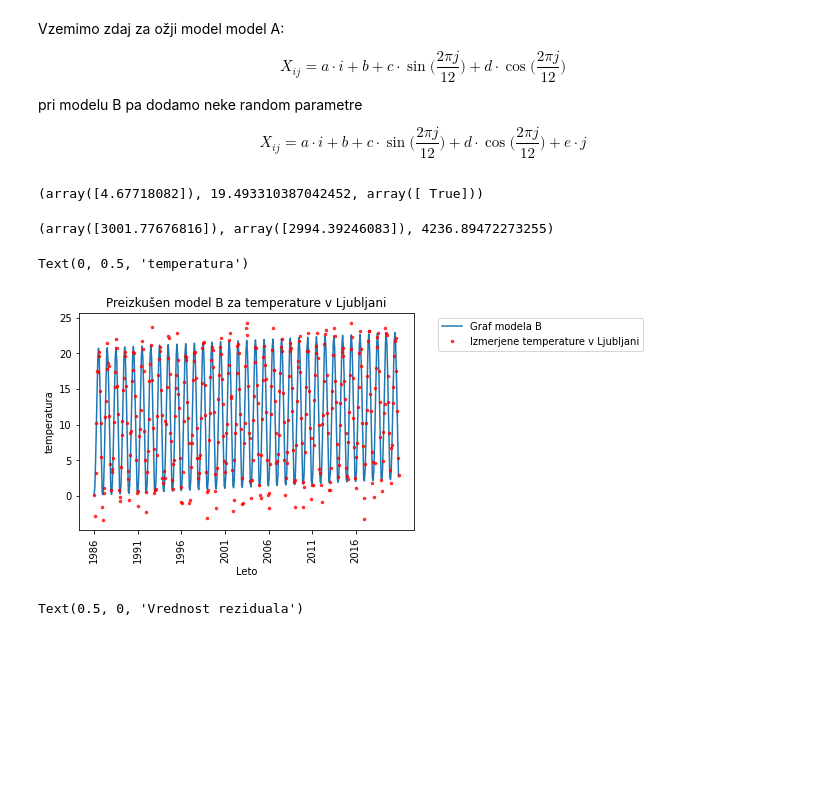
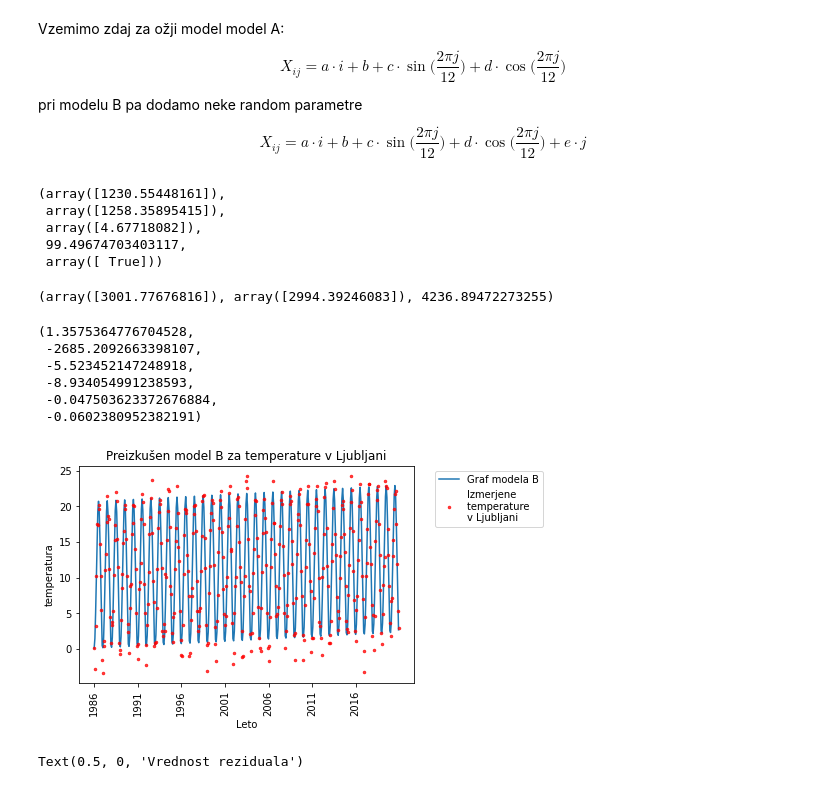
Before and after one commit to DejanPeric058/Seminarska-naloga-pri-Statistiki, a Jupyter notebook: 3. naloga.ipynb, the cells around one changed output. Drawn from its saved outputs; the diff is of its cells as text; code cells hidden in the pictures; blank space fills up the shorter version.

```diff
--- a/3. naloga.ipynb
+++ b/3. naloga.ipynb
@@ -305,7 +309,7 @@ M_1 = np.array([
 ])
 p = 6
 q = 4
-alpha = 0.05
+alpha = 0.01
 n = len(M[0])
 resultV = LA.lstsq(M_1.T, temperature, rcond=None)
 resultW = LA.lstsq(M.T, temperature, rcond=None)
@@ -313,9 +317,13 @@ RSS_V = resultV[1]
 RSS_W = resultW[1]
 F = (RSS_W - RSS_V)*(n-p)/((p-q)*RSS_V)
 f = staty.f.isf(alpha, n-p, p-q)
-F, f, F < f
+RSS_V, RSS_W, F, f, F < f
 # %% [output]
-(array([4.67718082]), 19.493310387042452, array([ True]))
+(array([1230.55448161]),
+ array([1258.35895415]),
+ array([4.67718082]),
+ 99.49674703403117,
+ array([ True]))
 # %%
 aic_A = 4 + L*np.log(RSS_W)
 aic_B = 6 + L*np.log(RSS_V)
@@ -325,18 +333,24 @@ aic_A, aic_B, aic_L
 # %%
 a, b, c, d, e, f = resultV[0]
 model_B = [a*leta[l] + b + c*sin_meseci[l] + d*cos_meseci[l] + e*sez[l] + f*sez2[l] for l in range(L)]
 plt.plot(np.arange(420), model_B, label='Graf modela B')
-plt.plot(np.arange(420), temperature, 'ro', markersize=2.5, alpha=0.75, label='Izmerjene temperature v Ljubljani')
-plt.legend(loc='upper right', bbox_to_anchor=(1.7, 1.0))
+plt.plot(np.arange(420), temperature, 'ro', markersize=2.5, alpha=0.75, label='Izmerjene \ntemperature \nv Ljubljani')
+plt.legend(loc='upper right', bbox_to_anchor=(1.4, 1.0))
 years = list(set(leta))
 years5 = [years[i] for i in range(35) if i % 5 == 0]
 plt.xticks(np.arange(0,420,420//7), years5, rotation='vertical')
 plt.title('Preizkušen model B za temperature v Ljubljani')
 plt.xlabel('Leto')
 plt.ylabel('temperatura')
+a,b,c,d,e,f
 # %% [output]
-Text(0, 0.5, 'temperatura')
+(1.3575364776704528,
+ -2685.2092663398107,
+ -5.523452147248918,
+ -8.934054991238593,
+ -0.047503623372676884,
+ -0.0602380952382191)
-[figure, old version]
+[figure, new version]
 # %%
 residual = temperature - model_B
 z, xbins, _ = plt.hist(residual, bins=20)
```
Also changed, not shown: parts of 6 cells of this notebook, 14 other files.
